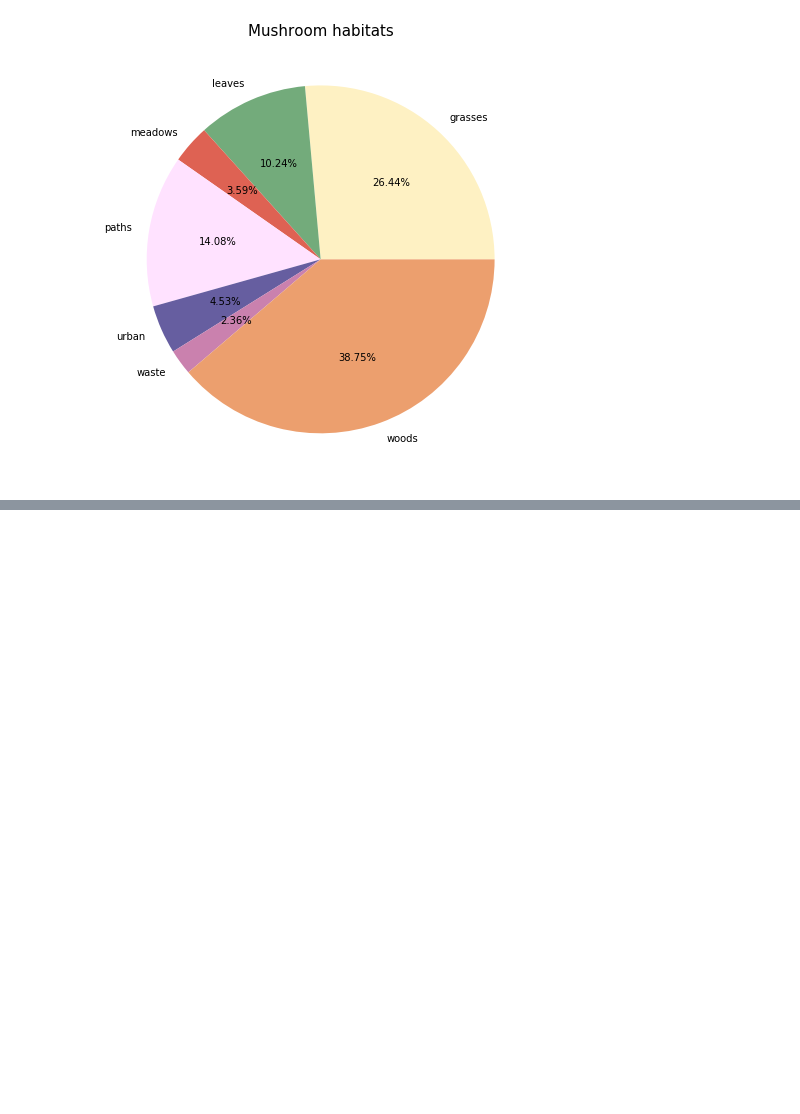
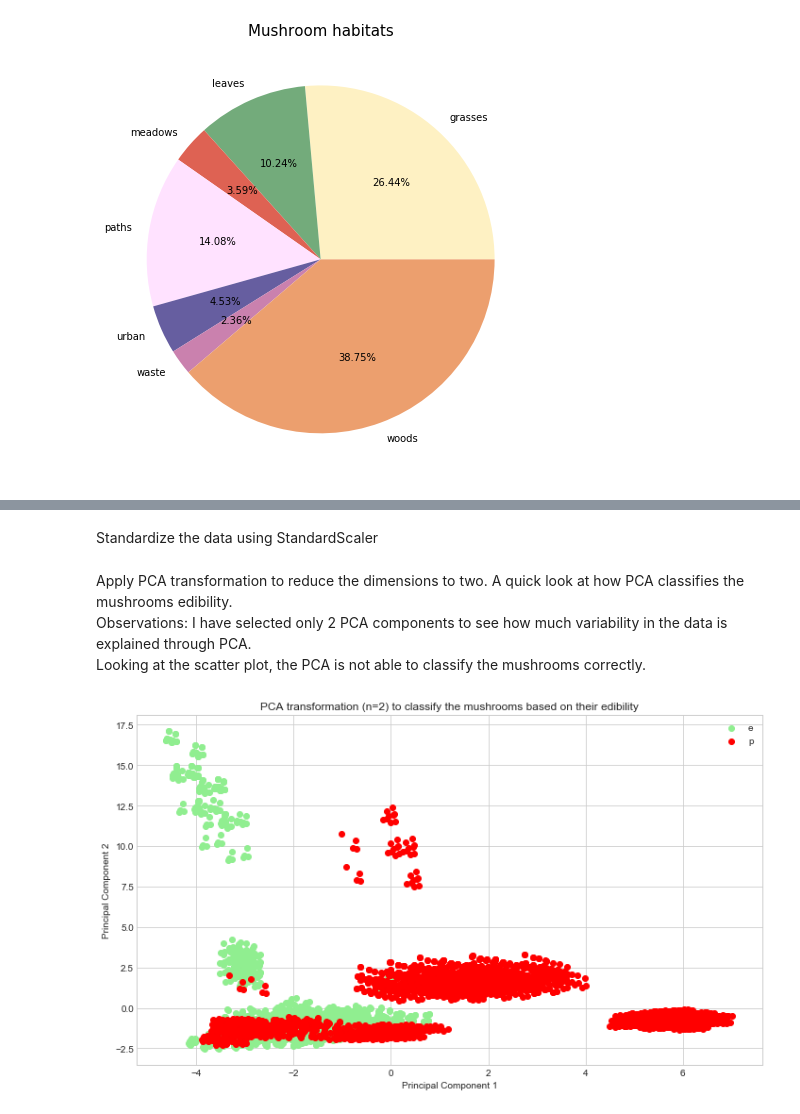
Before and after one commit to yuvrajpandya/ScikitLearn, a Jupyter notebook: KNN/Mushroom Prediction.ipynb, the cells around one changed output, grey strips where cells are left out. Saved outputs shown, nothing was run; the diff lists cells and outputs as text; code cells hidden in the pictures; blank space fills up the shorter version.

Commit message:
PCA transformation (n=2) to classify the mushrooms based on their edibility

```diff
--- a/KNN/Mushroom Prediction.ipynb
+++ b/KNN/Mushroom Prediction.ipynb
@@ -348,0 +356,4 @@ fig.show()
+# %%
+# split the dataset into features and label
+X = df.loc[:, df.columns!='class']
+y = df['class']
@@ -348,0 +375,2 @@ fig.show()
+# %%
+X = pd.get_dummies(X, drop_first=True)
@@ -348,0 +405,27 @@ fig.show()
+# %% [markdown]
+Standardize the data using StandardScaler
+# %%
+X_std = StandardScaler().fit_transform(X)
+# %% [markdown]
+Apply PCA transformation to reduce the dimensions to two. A quick look at how PCA classifies the mushrooms edibility.<br>
+Observations: I have selected only 2 PCA components to see how much variability in the data is explained through PCA. <br>Looking at the scatter plot, the PCA is not able to classify the mushrooms correctly.
+# %%
+pca = PCA(n_components=2)
+X_pca = pca.fit_transform(X_std)
+# %%
+with plt.style.context('seaborn-whitegrid'):
+    plt.figure(figsize=(10,6))
+    for edibility, col in zip(('e', 'p'),
+                        ('lightgreen', 'red')):
+        plt.scatter(X_pca[y==edibility, 0],
+                    X_pca[y==edibility, 1],
+                    label=edibility,
+                    c=col)
+    plt.title('PCA transformation (n=2) to classify the mushrooms based on their edibility')
+    plt.xlabel('Principal Component 1')
+    plt.ylabel('Principal Component 2')
+    plt.legend(loc='upper right')
+    plt.tight_layout()
+    plt.show()
+# %% [output]
+[figure, added]
```
Also changed, not shown: parts of 6 cells of this notebook.
